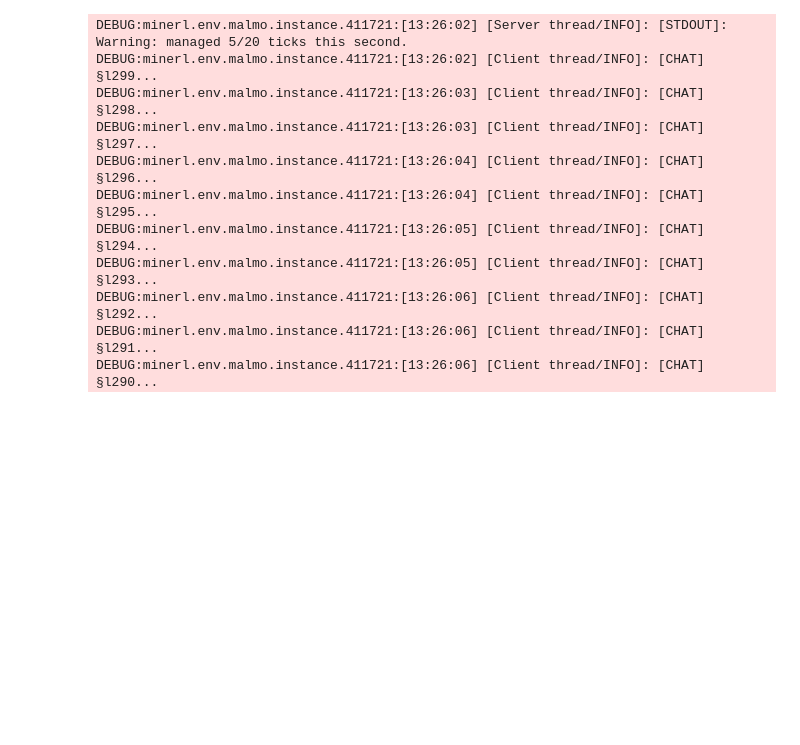
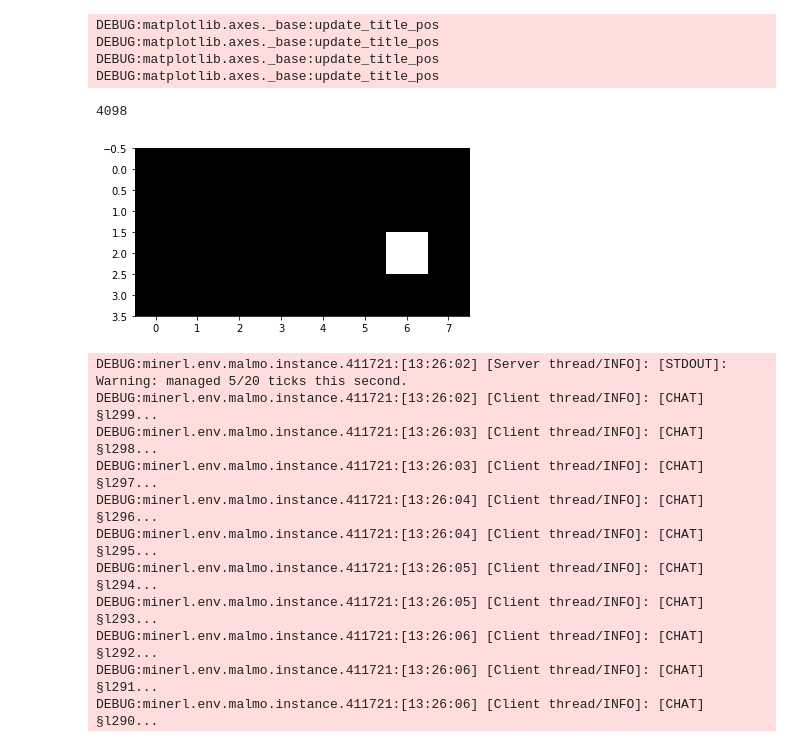
Before and after one commit to jackonelli/minecraft-bot, a Jupyter notebook: Sandbox.ipynb, the cells around one changed output. Cells and saved outputs as stored; diff of their text form; code cells hidden in the pictures; blank space fills up the shorter version.

```diff
--- a/Sandbox.ipynb
+++ b/Sandbox.ipynb
@@ -7,5 +13,6 @@ import minerl
 import logging
 logging.basicConfig(level=logging.DEBUG)
 # %%
-env = gym.make("MineRLNavigate-v0", xml="my_mission_xmls/navigationFixedLTH_position.xml")
+xml = "my_mission_xmls/intoOffice.xml"
+env = gym.make("MineRLNavigate-v0", xml=xml)
 # %% [output]
@@ -35,3 +78,22 @@ obs = env.reset()
+# %%
+A = {"forward" : 1, "camera" : [0, 0]}
+B = {"camera" : [0, -10]}
+C = {"camera" : [0, 10]}
+# %%
+obs, reward, done, _ = env.step(A)
+env.render();
+# %%
+im = obs["pov"][..., 0]
+edges = feature.canny(im, sigma=1)
+plt.imshow(edges, cmap=plt.cm.gray)
+print(np.sum(im))
+# %% [output]
+DEBUG:matplotlib.axes._base:update_title_pos
+DEBUG:matplotlib.axes._base:update_title_pos
+DEBUG:matplotlib.axes._base:update_title_pos
+DEBUG:matplotlib.axes._base:update_title_pos
+4098
+[figure, added]
 # %%
 done = False
 
```
Also changed, not shown: parts of 4 cells of this notebook, 12 other files.
